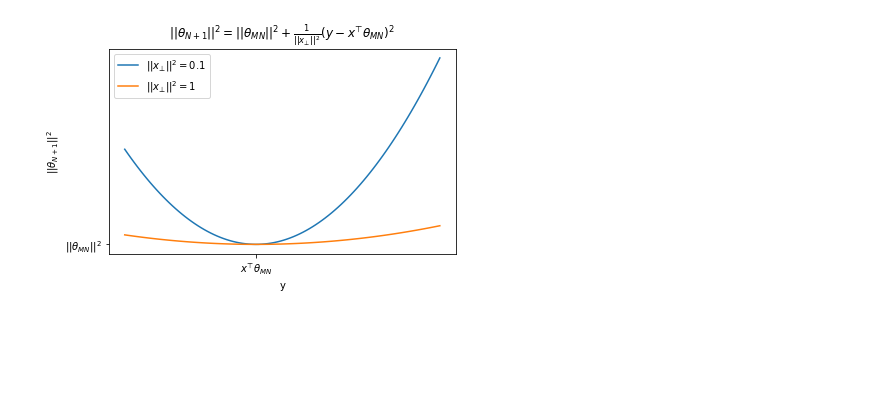
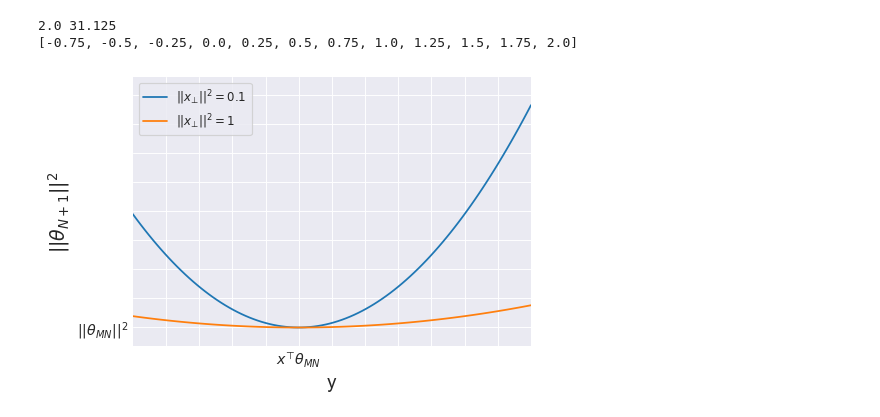
Before and after one commit to kobybibas/pnml_linear_regression_simulation, a Jupyter notebook: notebooks/mn_norm_behaviour.ipynb, the cells around one changed output. Drawn from its saved outputs; the diff is of its cells as text; code cells hidden in the pictures; blank space fills up the shorter version.

```diff
--- a/notebooks/mn_norm_behaviour.ipynb
+++ b/notebooks/mn_norm_behaviour.ipynb
@@ -4,3 +5,10 @@ import numpy as np
+# %%
+# Plot params
+mpl.style.use("seaborn-dark")
+mpl.rcParams["axes.grid"] = True
+mpl.rcParams["legend.frameon"] = True
+mpl.rcParams["figure.dpi"] = 85
+mpl.rcParams["axes.labelsize"] = "large"
 # %%
 theta_mn_square = 0.5
 
@@ -16,24 +24,46 @@ theta_n_1_sqaure_2 = theta_mn_square + (1 / x_bot_square) * (y - y_mn) ** 2
 # %%
 fig, ax = plt.subplots(1, 1)
 
 plt.plot(y, theta_n_1_sqaure_1, label=r"$||x_\bot||^2 = 0.1$")
 plt.plot(y, theta_n_1_sqaure_2, label=r"$||x_\bot||^2 = 1$")
 # plt.grid()
-plt.legend()
-plt.xlabel("y")
-plt.ylabel(r"$||\theta_{N+1}||^2$")
-plt.title(
-    r"$||\theta_{N+1}||^2 = ||\theta_{MN}||^2 + \frac{1}{||x_\bot||^2}(y-x^\top \theta_{MN})^2$"
-)
+plt.legend(prop={'size': 10})
+plt.xlabel("y", size=16)
+plt.ylabel(r"$||\theta_{N+1}||^2$", size=16)
+# plt.title(
+#     r"$||\theta_{N+1}||^2 = ||\theta_{MN}||^2 + \frac{1}{||x_\bot||^2}(y-x^\top \theta_{MN})^2$"
+# )
+
+print(np.max(y), np.max(theta_n_1_sqaure_1))
+xtickslocs = ax.get_xticks()
 
 
-ax.set_xticks([y_mn])
-ax.set_xticklabels([r"$x^\top \theta_{MN}$"])
-ax.set_yticks([theta_mn_square])
-ax.set_yticklabels([r"$||\theta_{MN}||^2$"])
+xticks = [y_mn + i for i in np.arange(-1, 2, y_mn)]
+print(xticks)
+xticklabels = [r"$x^\top \theta_{MN}$" if z == y_mn else "" for z in xticks]
 
+
+yticks = [theta_mn_square + i for i in np.arange(-8, 35, 8 * theta_mn_square)]
+yticklabels = [r"$||\theta_{MN}||^2$" if z == theta_mn_square else "" for z in yticks]
+
+
+ax.grid(True)
+ax.set_xticks(xticks)
+ax.set_xticklabels(xticklabels,size=12)
+ax.set_yticks(yticks)
+ax.set_yticklabels(yticklabels, rotation=0,size=12)
+
+# ax.grid(True)
+# ax.set_xticks([y_mn, 4*y_mn,8*y_mn])
+# ax.set_xticklabels([r"$x^\top \theta_{MN}$", ''])
+# ax.set_yticks([theta_mn_square])
+# ax.set_yticklabels([r"$||\theta_{MN}||^2$"])
+plt.xlim(-1, 2)
+plt.ylim(-2, 35)
 plt.tight_layout()
-plt.savefig('../output/min_norm_behaviour.pdf')
+plt.savefig("../output/min_norm_behaviour.pdf")
 plt.show()
 # %% [output]
+2.0 31.125
+[-0.75, -0.5, -0.25, 0.0, 0.25, 0.5, 0.75, 1.0, 1.25, 1.5, 1.75, 2.0]
-[figure, old version]
+[figure, new version]
```
Also changed, not shown: parts of 3 cells of this notebook, 11 other files.
